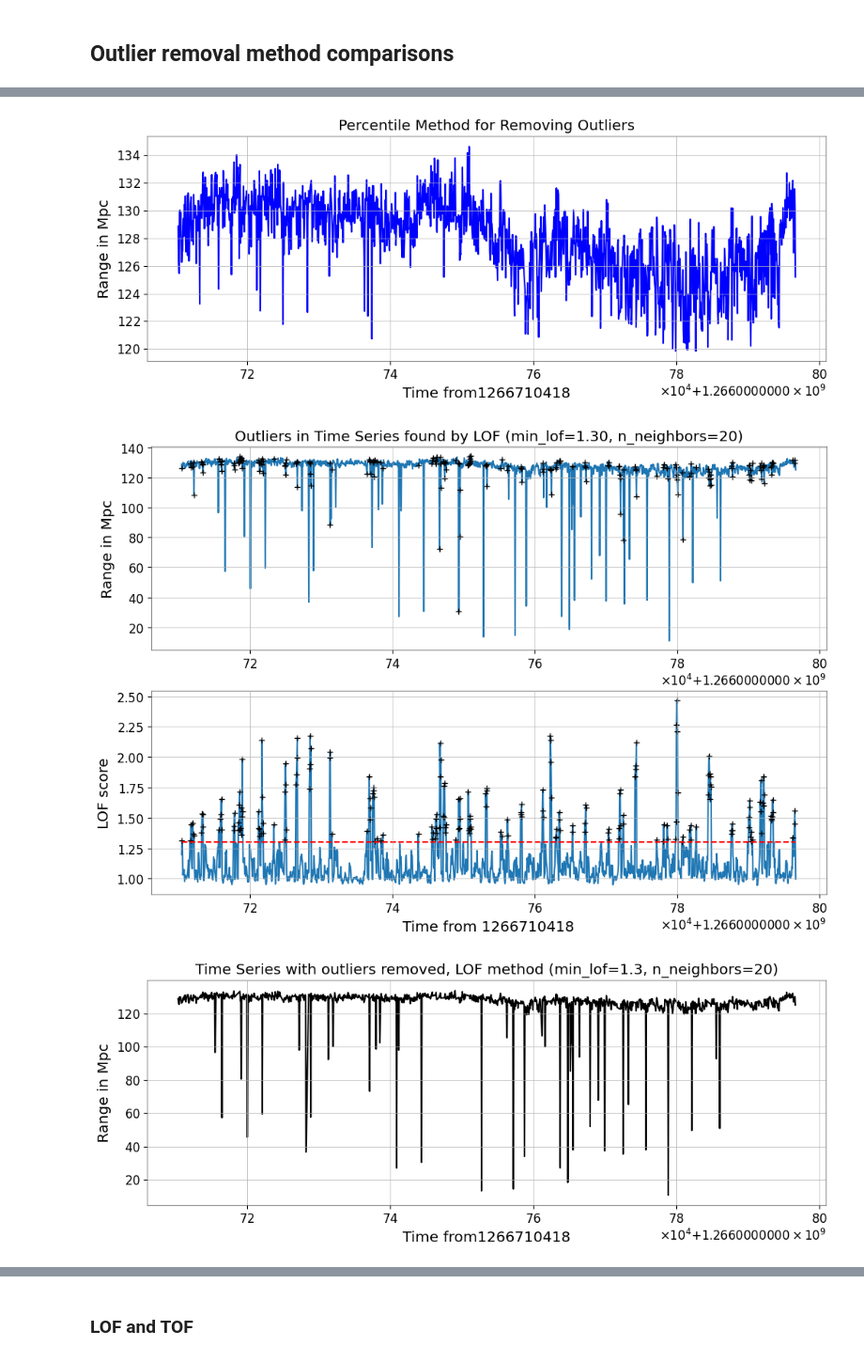
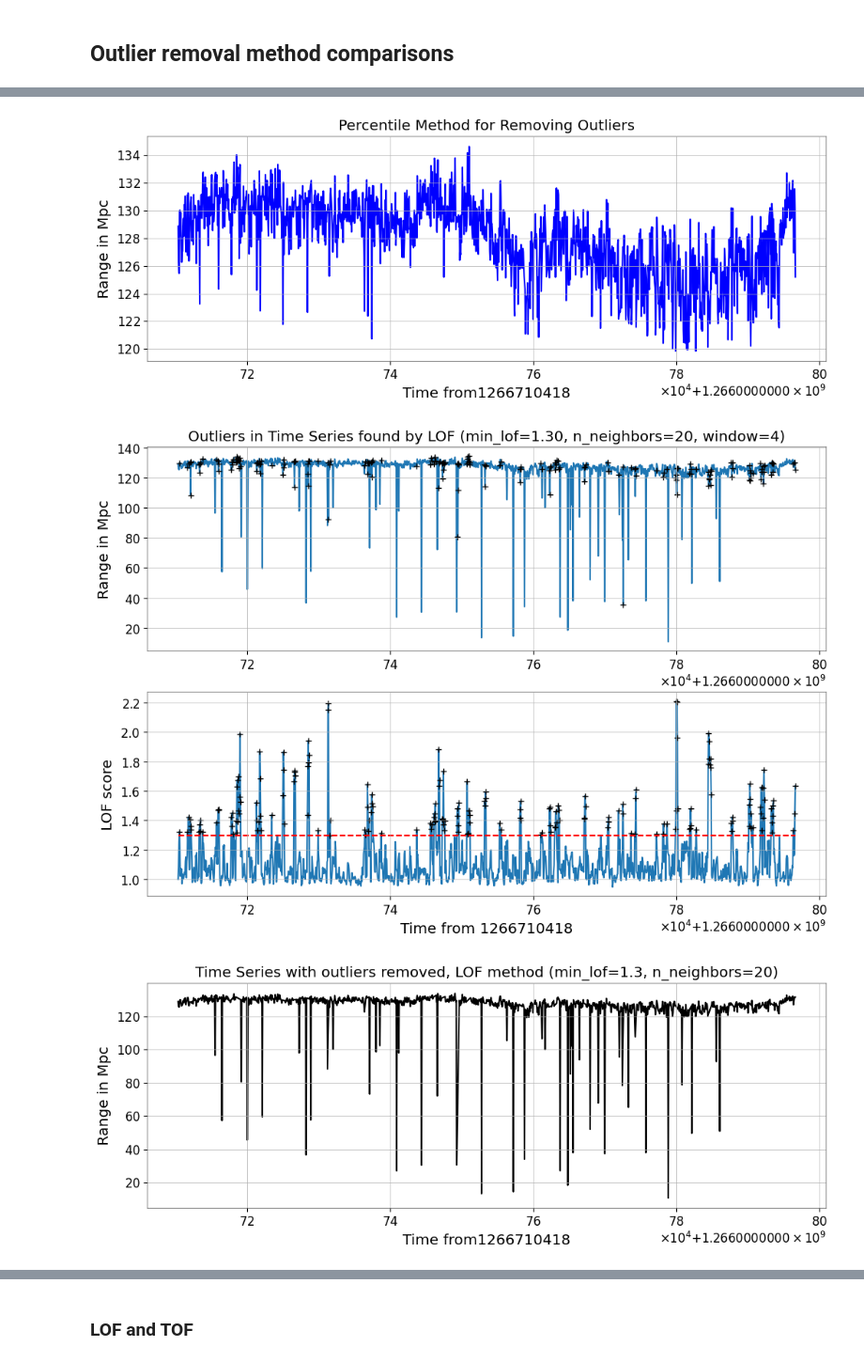
Before and after one commit to JulianZDing/LOFscratch, a Jupyter notebook: OutlierRemoval.ipynb, the cells around one changed output, grey strips where cells are left out. Shown at 94% size. Drawn from its saved outputs; the diff is of its cells as text; code cells hidden in the pictures.

Commit message:
Upload code for windowed LOF wrapper

```diff
--- a/OutlierRemoval.ipynb
+++ b/OutlierRemoval.ipynb
@@ -346,12 +380,14 @@ fig4.show()
 # Basic LOF method
 min_lof = 1.3
 n_neighbors = 20
+window=4
 ts3 = TimeSeries.get(channel, start, end)
-outliers, lofs = find_lof_outliers_window(ts3, min_lof, n_neighbors)
+outliers, lofs = find_lof_outliers_window(ts3, min_lof, n_neighbors, window)
 fig6, axs = plt.subplots(2, 1, figsize=[12,8])
 axs[0].plot(ts3)
 axs[0].plot(ts3.times.value[outliers], ts3.value[outliers], 'k+')
-axs[0].set_title("Outliers in Time Series found by LOF (min_lof=%.2f, n_neighbors=%d)" % (min_lof, n_neighbors))
+axs[0].set_title(
+    "Outliers in Time Series found by LOF (min_lof=%.2f, n_neighbors=%d, window=%d)" % (min_lof, n_neighbors, window))
 axs[0].set_ylabel("Range in Mpc")
 axs[1].plot(ts3.times.value, lofs)
 axs[1].plot(ts3.times.value[outliers], lofs[outliers], 'k+')
@@ -398,6 +435,6 @@ Removing 202 elements from time series and replacing via linear interpolation
 [figure]
 [figure]
 [figure]
 [figure]
-[figure, old version]
+[figure, new version]
-[figure, old version]
+[figure, new version]
```
Also changed, not shown: parts of 3 cells of this notebook, 5 other files.
